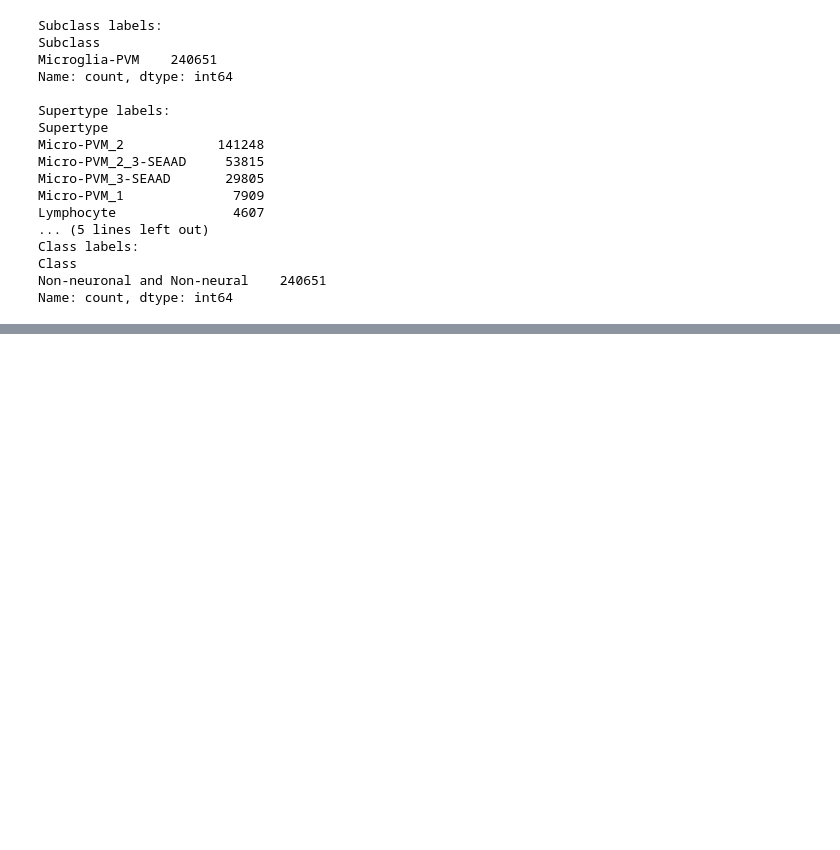
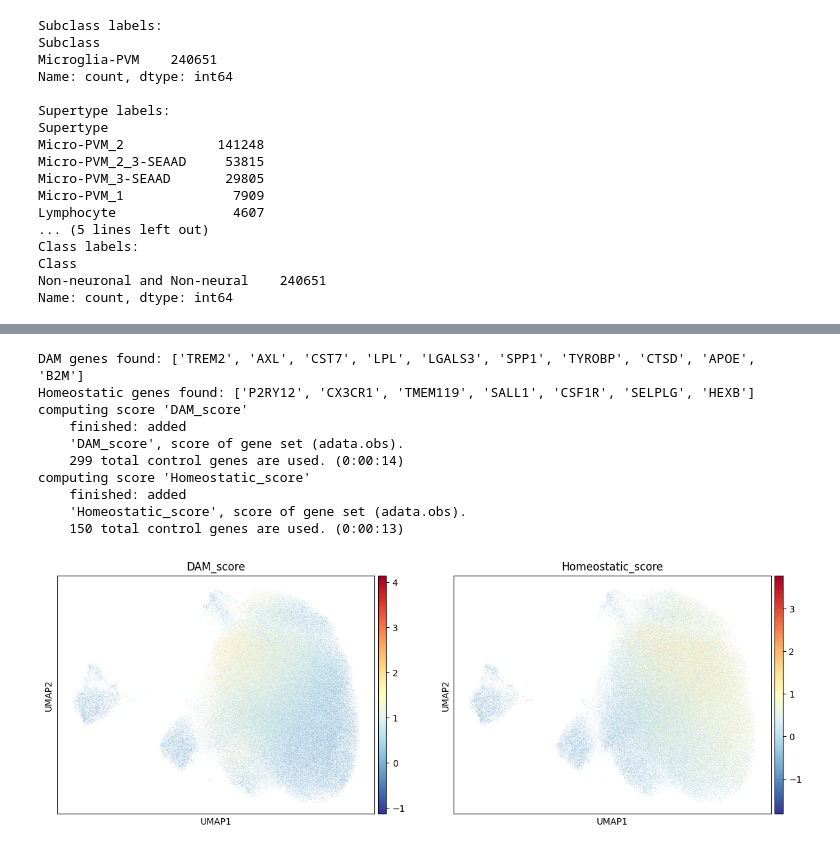
Before and after one commit to wnguyen36/seaad-microglia-analysis, a Jupyter notebook: notebooks/SeaAD_Analysis.ipynb, the cells around one changed output, grey strips where cells are left out. Cells and saved outputs as stored; diff of their text form; code cells hidden in the pictures; blank space fills up the shorter version.

```diff
--- a/notebooks/SeaAD_Analysis.ipynb
+++ b/notebooks/SeaAD_Analysis.ipynb
@@ -182,0 +314,41 @@ sc.pl.umap(adata, color='Severely Affected Donor',
+# %%
+# Cell 8 - Gene Set Scoring
+
+# DAM signature - Keren-Shaul et al. 2017
+dam_genes = ['TREM2', 'AXL', 'CST7', 'LPL', 'LGALS3',
+             'SPP1', 'TYROBP', 'CTSD', 'APOE', 'B2M']
+
+# Homeostatic signature
+homeostatic_genes = ['P2RY12', 'CX3CR1', 'TMEM119',
+                     'SALL1', 'CSF1R', 'SELPLG', 'HEXB']
+
+# filter to genes actually in your dataset
+dam_genes = [g for g in dam_genes if g in adata.var_names]
+homeostatic_genes = [g for g in homeostatic_genes if g in adata.var_names]
+
+print("DAM genes found:", dam_genes)
+print("Homeostatic genes found:", homeostatic_genes)
+
+# score each cell
+sc.tl.score_genes(adata, dam_genes, score_name='DAM_score')
+sc.tl.score_genes(adata, homeostatic_genes, score_name='Homeostatic_score')
+
+# visualize on UMAP
+sc.pl.umap(adata, color=['DAM_score', 'Homeostatic_score'],
+           color_map='RdYlBu_r', show=False)
+plt.savefig('../results/umap_gene_scores.png',
+            dpi=300, bbox_inches='tight', facecolor='white')
+plt.show()
+plt.close()
+# %% [output]
+DAM genes found: ['TREM2', 'AXL', 'CST7', 'LPL', 'LGALS3', 'SPP1', 'TYROBP', 'CTSD', 'APOE', 'B2M']
+Homeostatic genes found: ['P2RY12', 'CX3CR1', 'TMEM119', 'SALL1', 'CSF1R', 'SELPLG', 'HEXB']
+computing score 'DAM_score'
+    finished: added
+    'DAM_score', score of gene set (adata.obs).
+    299 total control genes are used. (0:00:14)
+computing score 'Homeostatic_score'
+    finished: added
+    'Homeostatic_score', score of gene set (adata.obs).
+    150 total control genes are used. (0:00:13)
+[figure, added]
```
Also changed, not shown: parts of 5 cells of this notebook, 1 other file.
